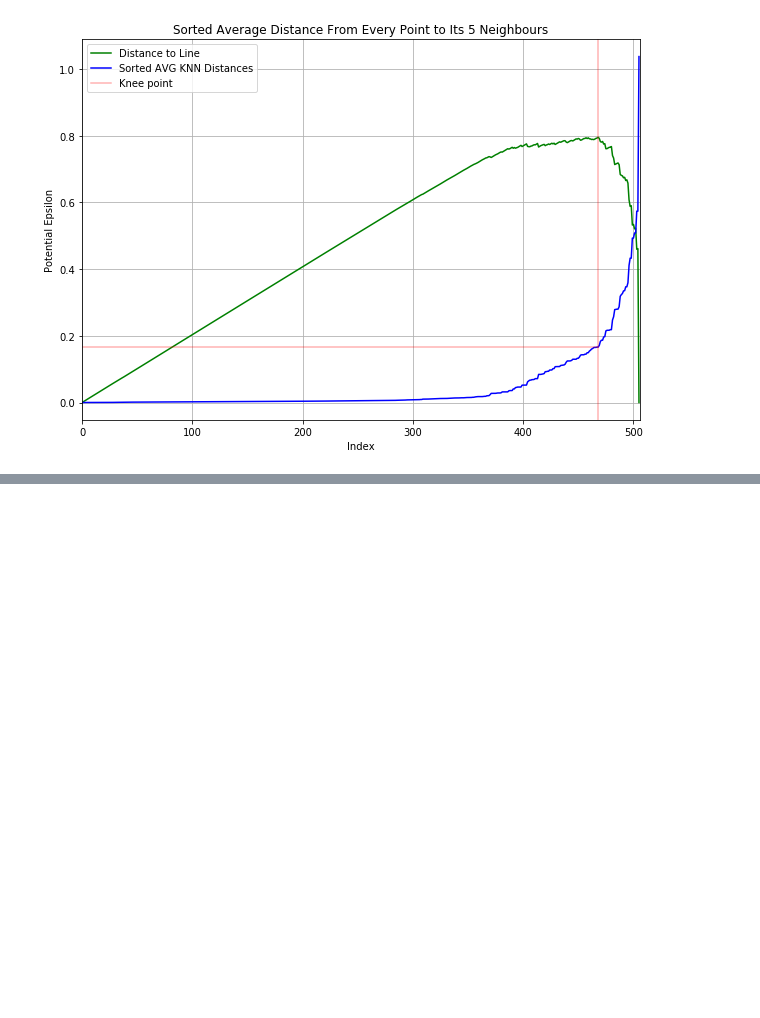
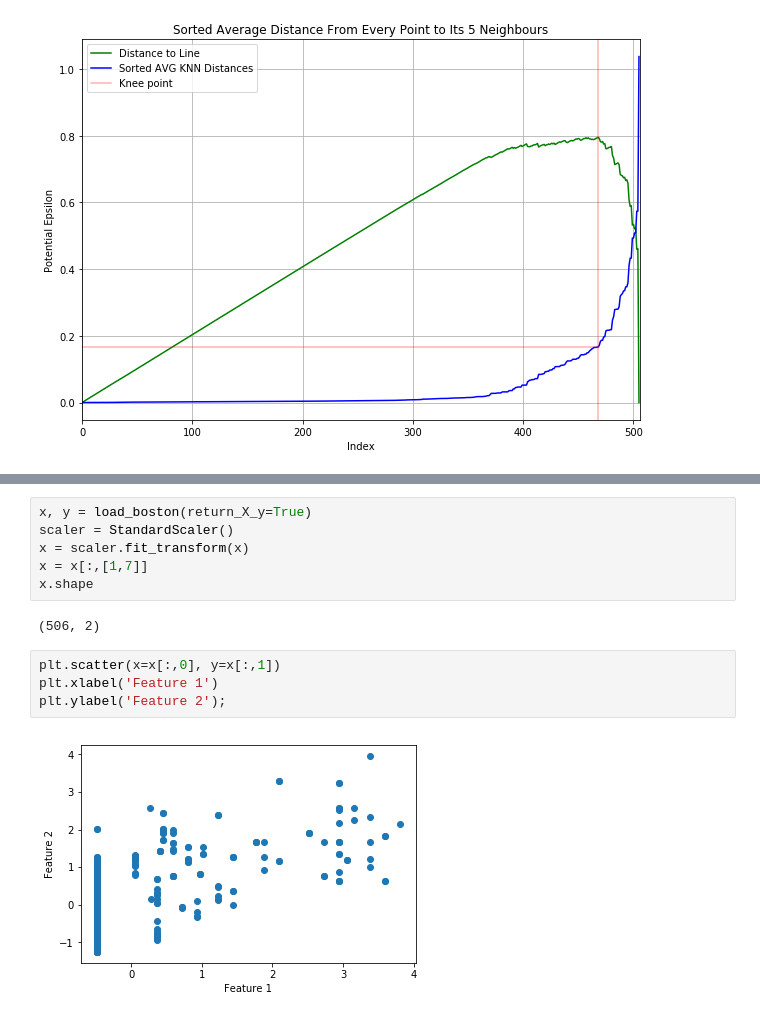
Before and after one commit to v-popov/ds_cheat_sheets, a Jupyter notebook: optics.ipynb, the cells around one changed output, grey strips where cells are left out. Drawn from its saved outputs; the diff is of its cells as text; blank space fills up the shorter version.

```diff
--- a/optics.ipynb
+++ b/optics.ipynb
@@ -173,0 +184,14 @@ plt.grid()
+# %%
+x, y = load_boston(return_X_y=True)
+scaler = StandardScaler()
+x = scaler.fit_transform(x)
+x = x[:,[1,7]]
+x.shape
+# %% [output]
+(506, 2)
+# %%
+plt.scatter(x=x[:,0], y=x[:,1])
+plt.xlabel('Feature 1')
+plt.ylabel('Feature 2');
+# %% [output]
+[figure, added]
```
Also changed, not shown: parts of 16 cells of this notebook.
